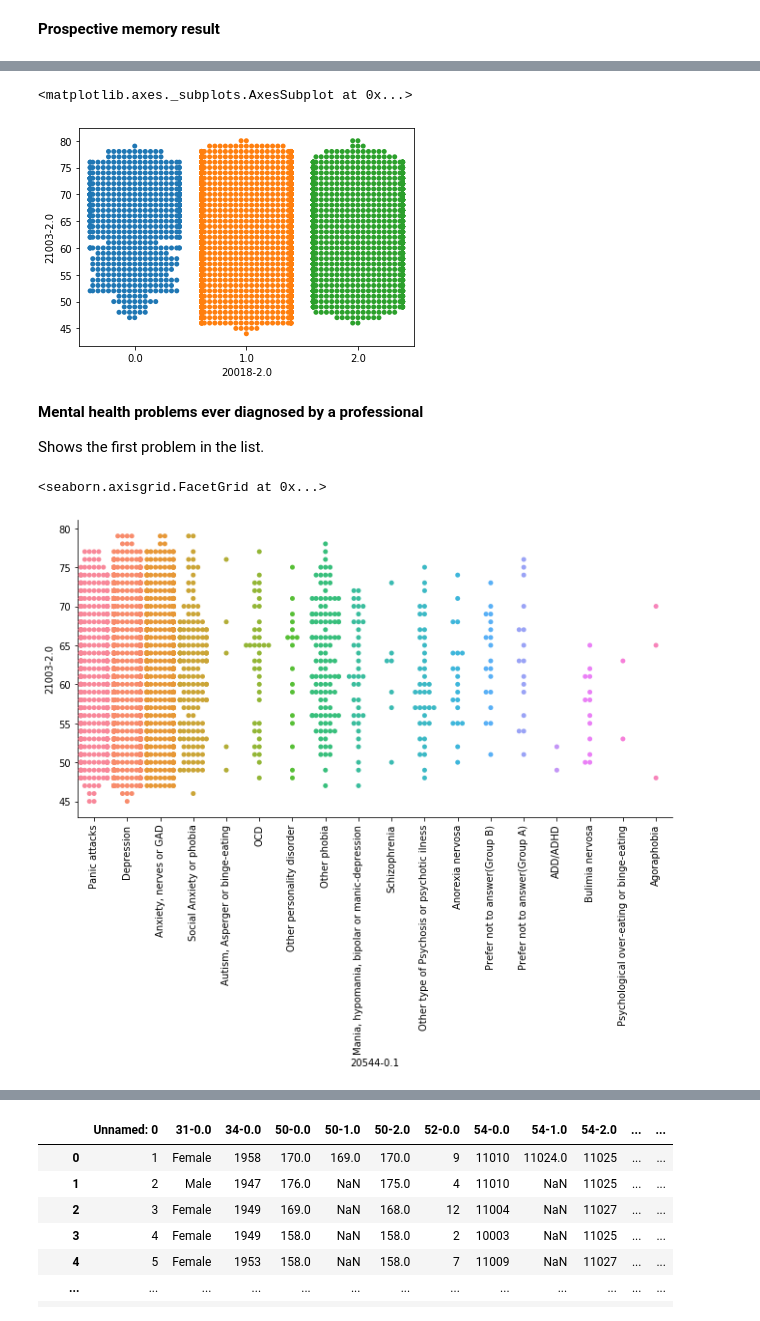
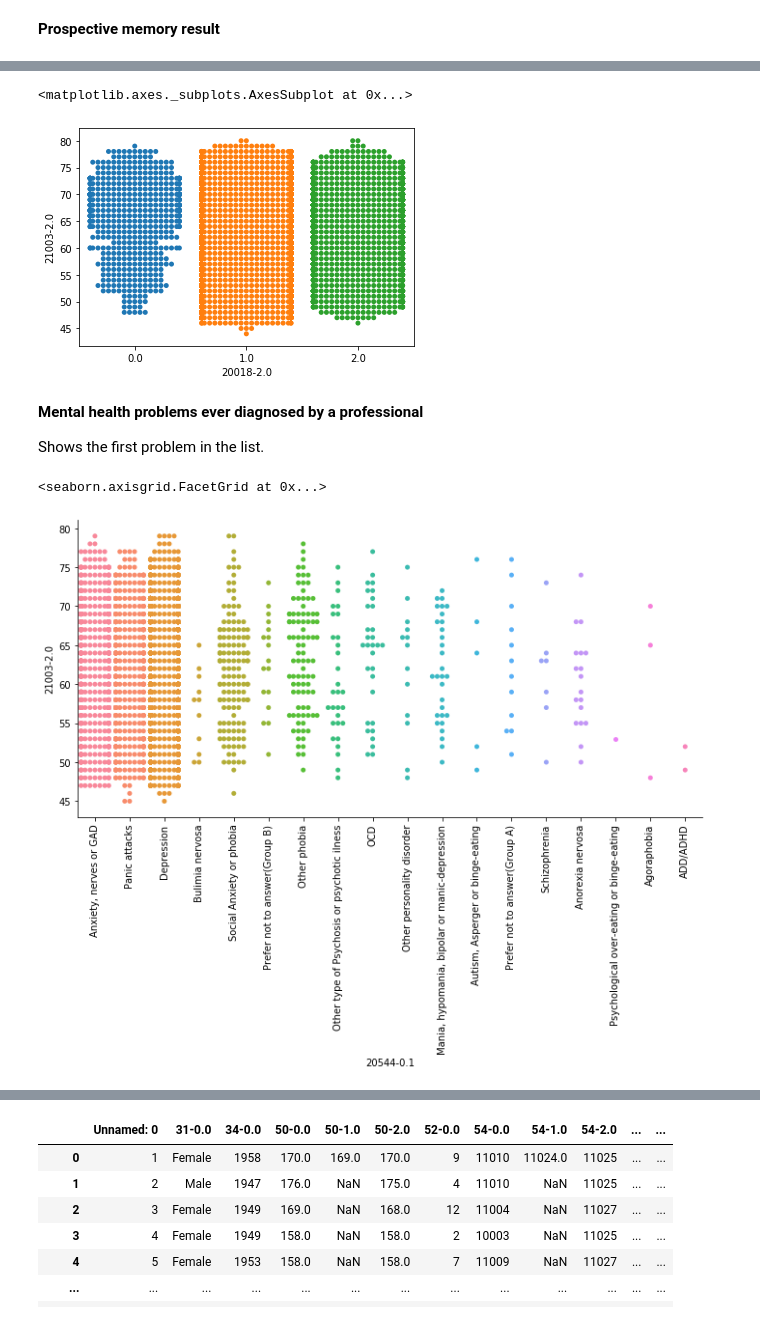
Before and after one commit to kamilest/brain-age-gnn, a Jupyter notebook: notebooks/phenotype.ipynb, the cells around one changed output, grey strips where cells are left out. Cells and saved outputs as stored; diff of their text form; code cells hidden in the pictures.

Commit message:
Rearrange phenotype cells.

```diff
--- a/notebooks/phenotype.ipynb
+++ b/notebooks/phenotype.ipynb
@@ -159,15 +181,15 @@ sns.swarmplot(x='20018-0.0', y='21003-2.0', data=phenotype_train)
 # %%
-sns.swarmplot(x='20018-2.0', y='21003-2.0', data=phenotype)
+sns.swarmplot(x='20018-2.0', y='21003-2.0', data=phenotype_train)
 # %% [output]
 <matplotlib.axes._subplots.AxesSubplot at 0x...>
-[figure, old version]
+[figure, new version]
 # %% [markdown]
 **Mental health problems ever diagnosed by a professional**
 
 Shows the first problem in the list.
 # %%
-p1 = sns.catplot(x='20544-0.1', y='21003-2.0', data=phenotype, kind="swarm", aspect=2)
+p1 = sns.catplot(x='20544-0.1', y='21003-2.0', data=phenotype_train, kind="swarm", aspect=2)
 p1.set_xticklabels(rotation=90)
 # %% [output]
 <seaborn.axisgrid.FacetGrid at 0x...>
-[figure, old version]
+[figure, new version]
```
Also changed, not shown: parts of 20 cells of this notebook.
